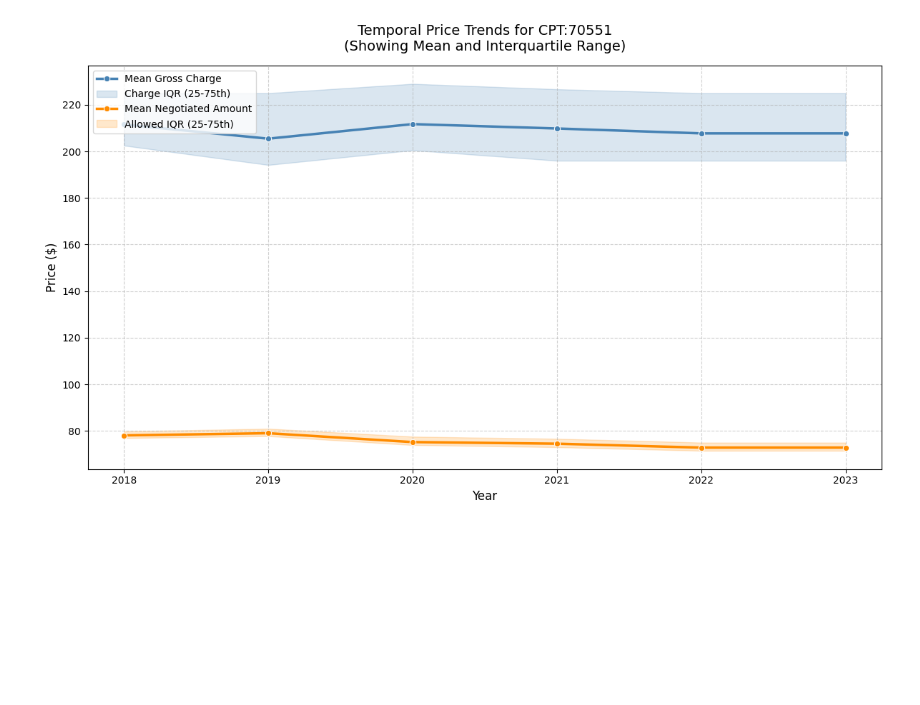
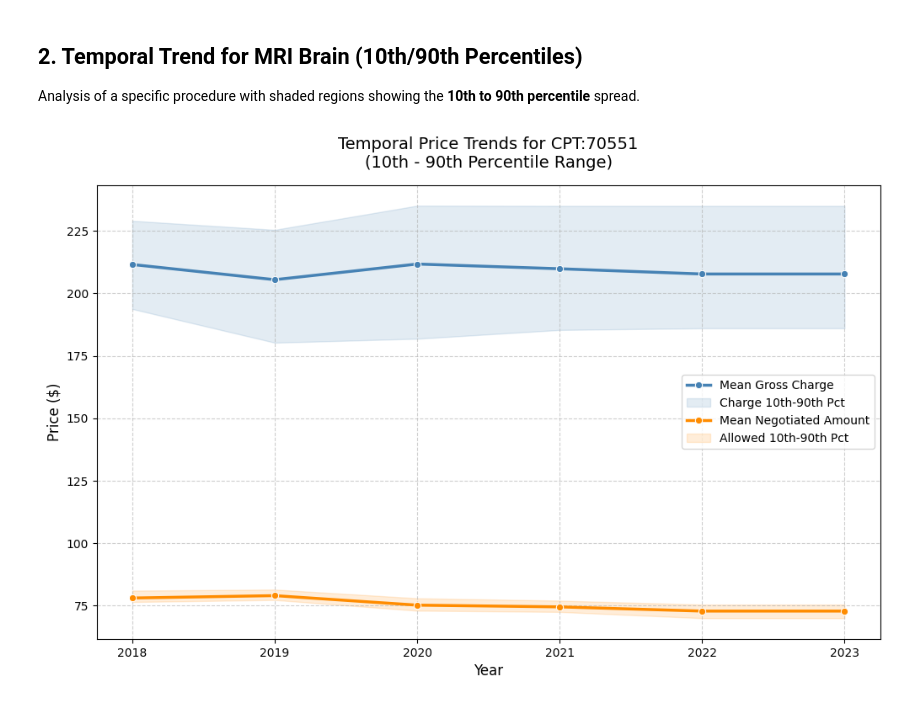
Before and after one commit to 6066Z/OpenHealthDP, a Jupyter notebook: example_analysis.ipynb, the cells around one changed output. Drawn from its saved outputs; the diff is of its cells as text; code cells hidden in the pictures; blank space fills up the shorter version.

Commit message:
feat: add multi-procedure analysis and 10/90th percentile trends

```diff
--- a/example_analysis.ipynb
+++ b/example_analysis.ipynb
@@ -77,0 +41,18 @@ Comparing the temporal trend of **Gross Charges** vs. **Allowed Amounts** over t
+# %%
+procedures = [
+    "CPT:70551", "CPT:45378", # Outpatient
+    "DRG:871", "DRG:470", "DRG:193" # Inpatient
+]
+
+all_data = []
+for pid in procedures:
+    df = fetch_procedure_data(pid)
+    if not df.empty:
+        all_data.append(df)
+
+if all_data:
+    full_df = pd.concat(all_data, ignore_index=True)
+    print(f"Loaded {len(full_df)} total records across {len(all_data)} procedures.")
+    display(full_df.groupby('procedure_id').size().reset_index(name='count'))
+else:
+    print("No data loaded. Check API status.")
@@ -78,39 +67,35 @@ Comparing the temporal trend of **Gross Charges** vs. **Allowed Amounts** over t
+# %% [markdown]
+## 2. Temporal Trend for MRI Brain (10th/90th Percentiles)
+Analysis of a specific procedure with shaded regions showing the **10th to 90th percentile** spread.
 # %%
-if df is not None and not df.empty and 'source_year' in df.columns:
-    # Calculate mean and quantiles by year
-    agg_funcs = ['mean', lambda x: x.quantile(0.25), lambda x: x.quantile(0.75)]
-    trend_stats = df.groupby('source_year').agg({
-        'avg_charge': agg_funcs,
-        'avg_allowed': agg_funcs
+pid = "CPT:70551"
+df_single = full_df[full_df['procedure_id'] == pid]
+
+if not df_single.empty and 'source_year' in df_single.columns:
+    # Aggregate 10th and 90th percentiles
+    stats = df_single.groupby('source_year').agg({
+        'avg_charge': ['mean', lambda x: x.quantile(0.10), lambda x: x.quantile(0.90)],
+        'avg_allowed': ['mean', lambda x: x.quantile(0.10), lambda x: x.quantile(0.90)]
     })
-
-    # Flatten columns for easier plotting
-    trend_stats.columns = [
-        'charge_mean', 'charge_q25', 'charge_q75',
-        'allowed_mean', 'allowed_q25', 'allowed_q75'
-    ]
-    trend_stats = trend_stats.reset_index()
+    stats.columns = ['charge_mean', 'charge_p10', 'charge_p90', 'allowed_mean', 'allowed_p10', 'allowed_p90']
+    stats = stats.reset_index()
 
     plt.figure(figsize=(12, 7))
 
-    # Plot Gross Charges (Mean + Shaded Quantile Range)
-    sns.lineplot(data=trend_stats, x='source_year', y='charge_mean', marker='o', color='steelblue', label='Mean Gross Charge', linewidth=2.5)
-    plt.fill_between(trend_stats['source_year'], trend_stats['charge_q25'], trend_stats['charge_q75'], color='steelblue', alpha=0.2, label='Charge IQR (25-75th)')
+    # Gross Charges
+    sns.lineplot(data=stats, x='source_year', y='charge_mean', marker='o', color='steelblue', label='Mean Gross Charge', linewidth=2.5)
+    plt.fill_between(stats['source_year'], stats['charge_p10'], stats['charge_p90'], color='steelblue', alpha=0.15, label='Charge 10th-90th Pct')
 
-    # Plot Allowed Amounts (Mean + Shaded Quantile Range)
-    sns.lineplot(data=trend_stats, x='source_year', y='allowed_mean', marker='o', color='darkorange', label='Mean Negotiated Amount', linewidth=2.5)
-    plt.fill_between(trend_stats['source_year'], trend_stats['allowed_q25'], trend_stats['allowed_q75'], color='darkorange', alpha=0.2, label='Allowed IQR (25-75th)')
+    # Allowed Amounts
+    sns.lineplot(data=stats, x='source_year', y='allowed_mean', marker='o', color='darkorange', label='Mean Negotiated Amount', linewidth=2.5)
+    plt.fill_between(stats['source_year'], stats['allowed_p10'], stats['allowed_p90'], color='darkorange', alpha=0.15, label='Allowed 10th-90th Pct')
 
-    plt.title(f'Temporal Price Trends for {procedure_id}\n(Showing Mean and Interquartile Range)', fontsize=14, pad=15)
+    plt.title(f'Temporal Price Trends for {pid}\n(10th - 90th Percentile Range)', fontsize=14, pad=15)
     plt.xlabel('Year', fontsize=12)
     plt.ylabel('Price ($)', fontsize=12)
-    plt.xticks(trend_stats['source_year'].unique())
+    plt.xticks(stats['source_year'].unique())
     plt.grid(True, linestyle='--', alpha=0.6)
-    plt.legend(frameon=True, loc='upper left')
-
-    plt.tight_layout()
+    plt.legend()
     plt.show()
-else:
-    print("source_year column not found or data missing.")
 # %% [output]
-[figure, old version]
+[figure, new version]
```
Also changed, not shown: parts of 13 cells of this notebook.
